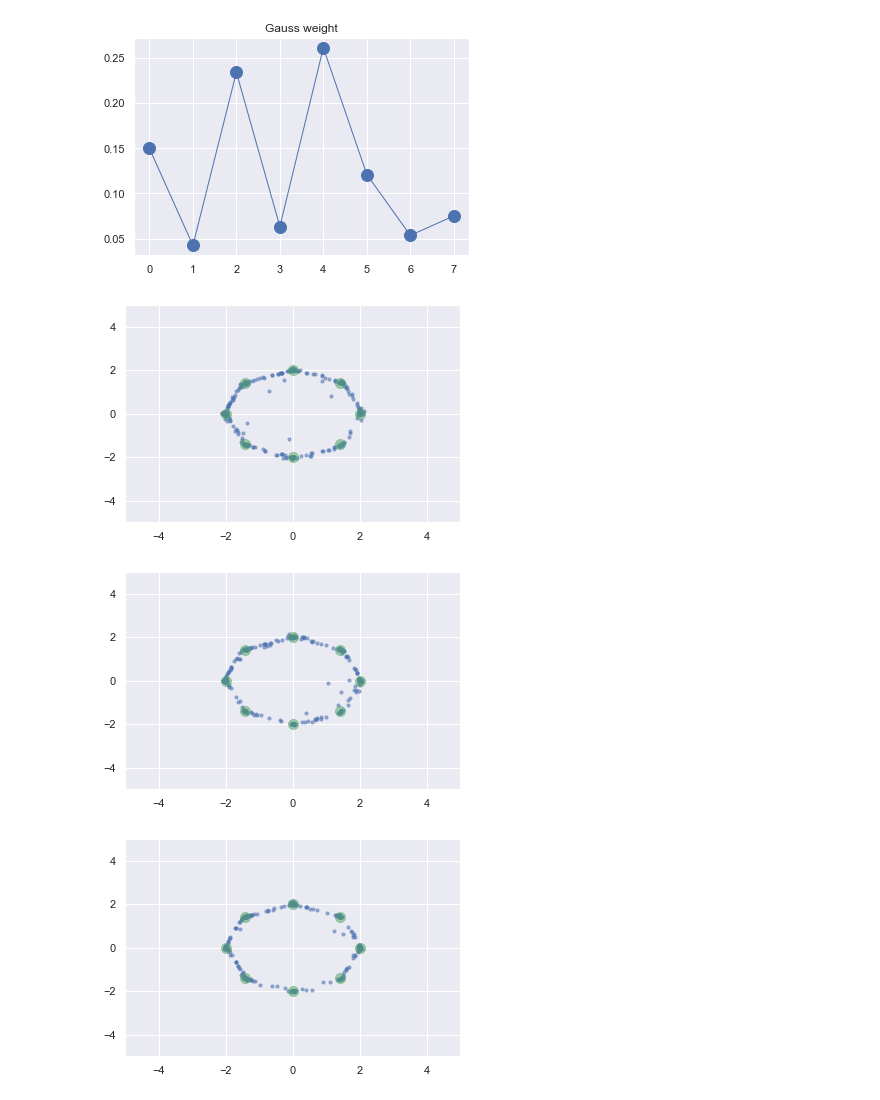
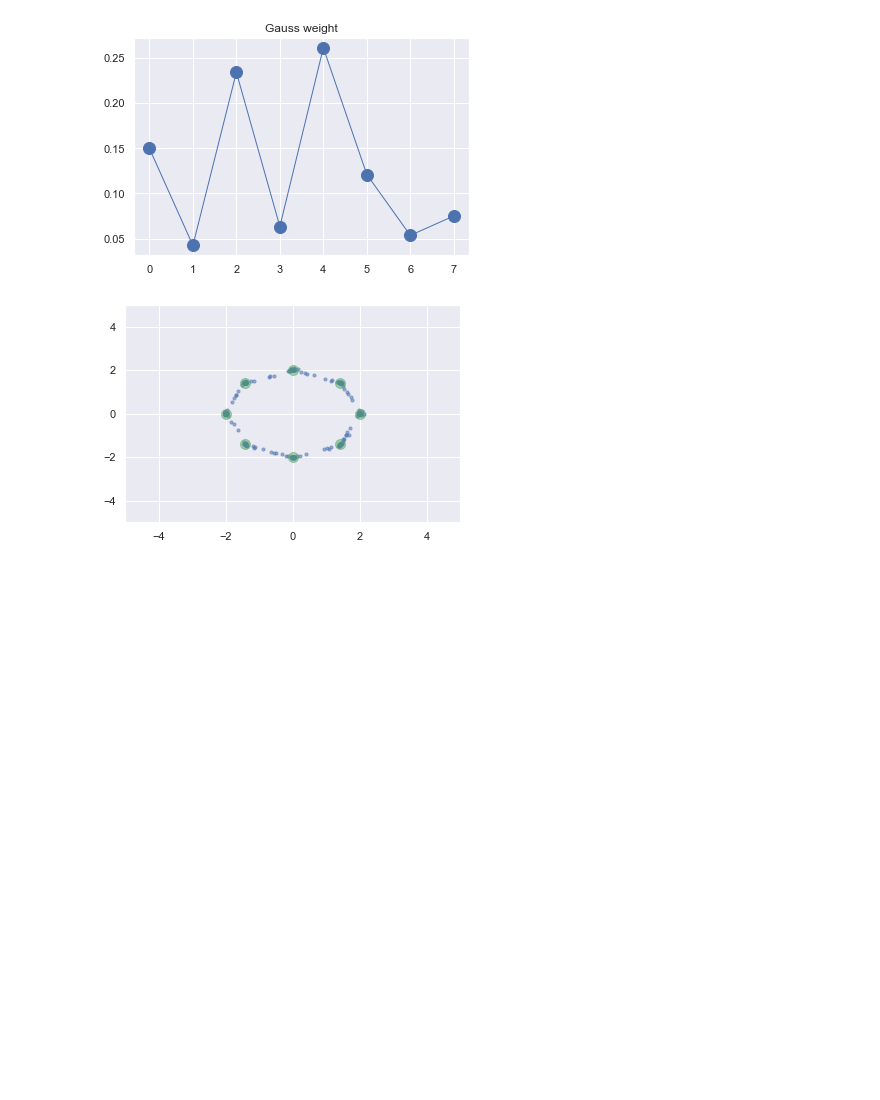
Before and after one commit to mdiephuis/information-bottleneck-gan, a Jupyter notebook: notebooks/mode_collapse_v1.ipynb, the cells around one changed output. Cells and saved outputs as stored; diff of their text form; code cells hidden in the pictures; blank space fills up the shorter version.

```diff
--- a/notebooks/mode_collapse_v1.ipynb
+++ b/notebooks/mode_collapse_v1.ipynb
@@ -190,7 +190,7 @@ def train_validate(G, D, G_optim, D_optim, dset, num_iter):
         G_optim.step()
 
         # Generate examples
-        if i % 1000 == 0:
+        if i % 2000 == 0:
             # Generator forward
             z = sample_gauss_noise(batch_size, latent_dim).type(dtype)
             with torch.no_grad():
@@ -208,9 +208,7 @@ def train_validate(G, D, G_optim, D_optim, dset, num_iter):
     return
 #     return G_batch_loss / num_iter, D_batch_loss / num_iter
 # %%
-num_iter = 6000
+num_iter = 12000
 train_validate(G, D, G_optim, D_optim, dset, num_iter)
 # %% [output]
-[figure, old version]
+[figure, new version]
-[figure, removed]
-[figure, removed]
```
